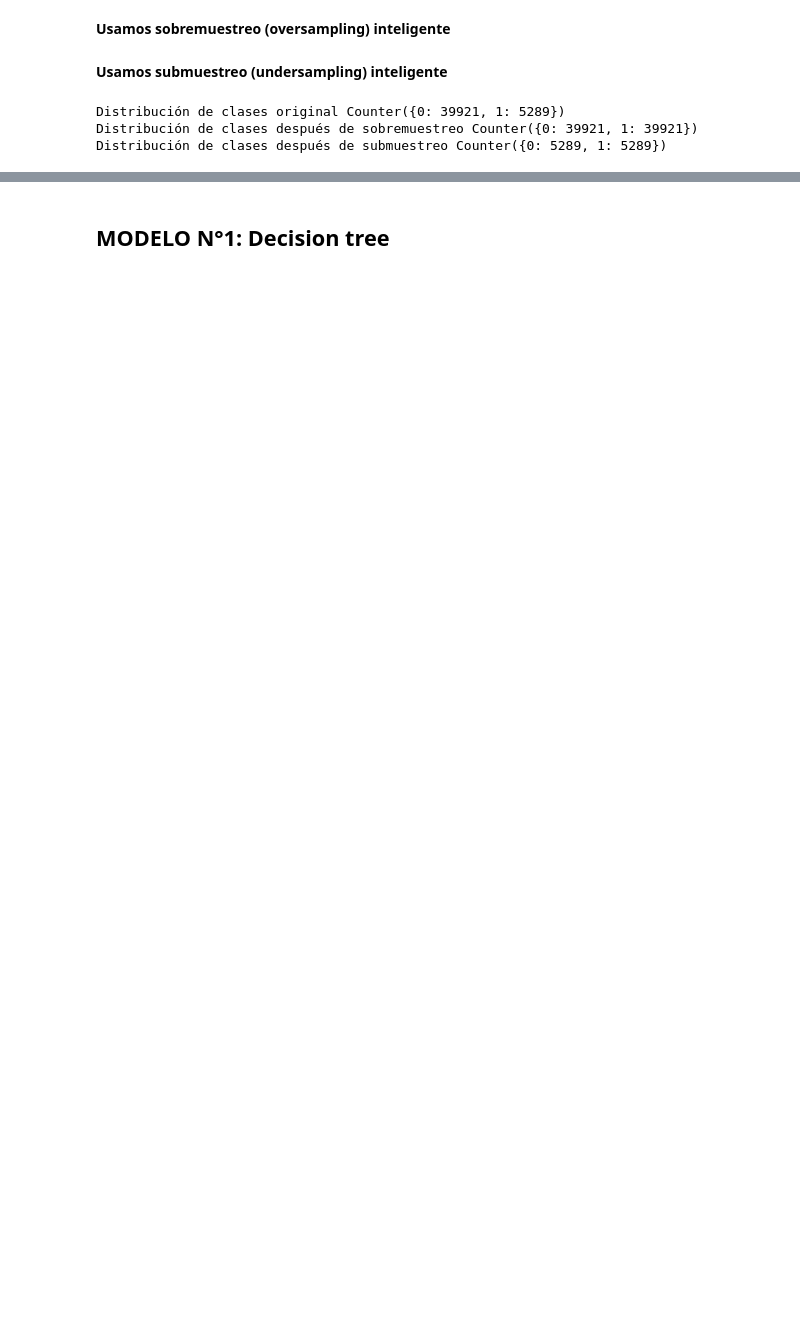
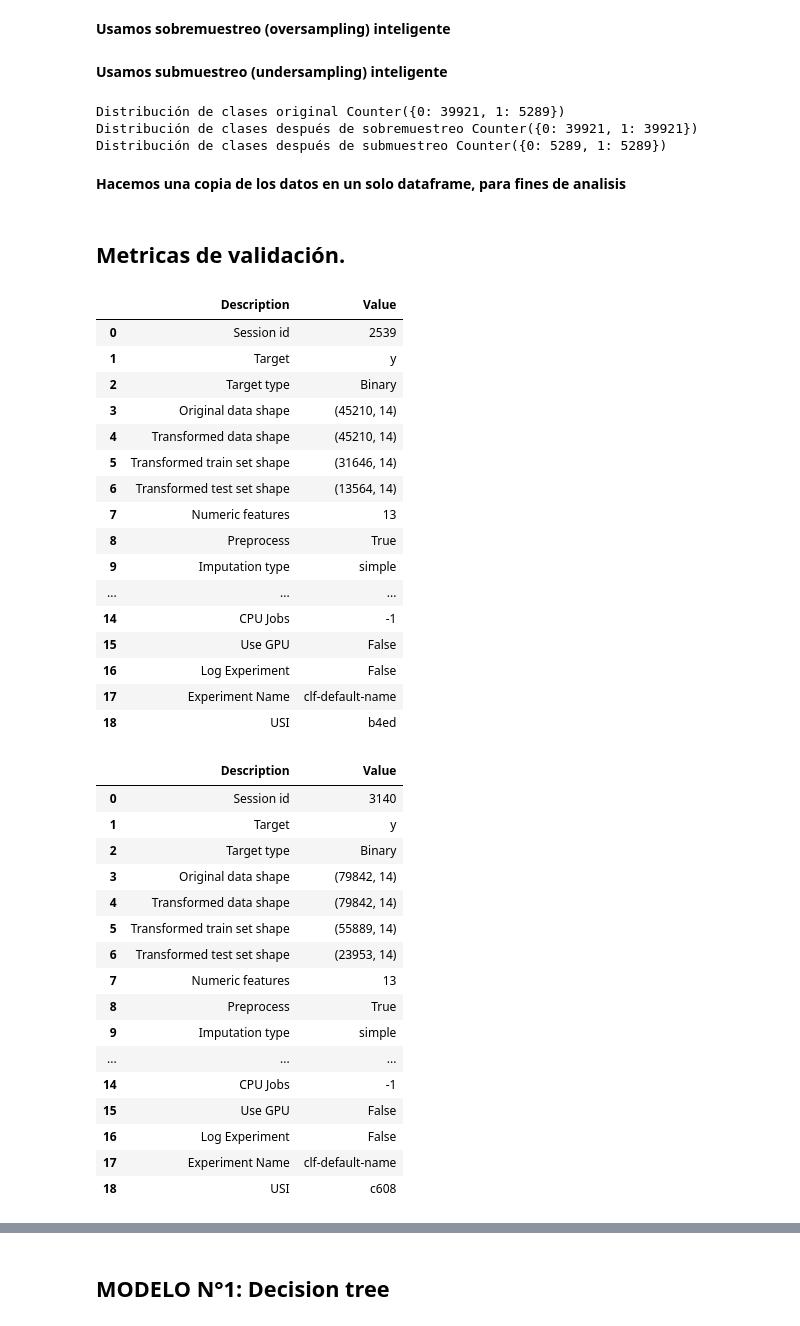
Before and after one commit to JohanSH7/Proyecto_BankMarketing, a Jupyter notebook: ENTREGA_N°2.ipynb, the cells around one changed output, grey strips where cells are left out. Saved outputs shown, nothing was run; the diff lists cells and outputs as text; code cells hidden in the pictures; blank space fills up the shorter version.

```diff
--- a/ENTREGA_N°2.ipynb
+++ b/ENTREGA_N°2.ipynb
@@ -137,6 +162,15 @@ X_oversampled, y_oversampled = oversample.fit_resample(x, y)
 
 X_oversampled = np.array(X_oversampled)
 y_oversampled = np.array(y_oversampled)
+# %%
+# Crear un DataFrame con los datos X_oversampled
+X_oversampled_df = pd.DataFrame(X_oversampled, columns=df.drop(columns=['y']).columns)
+
+# Crear un DataFrame con los datos y_oversampled
+y_oversampled_df = pd.DataFrame(y_oversampled, columns=['y'])
+
+# Unir los DataFrames en uno solo
+df_oversampled = pd.concat([X_oversampled_df, y_oversampled_df], axis=1)
 # %% [markdown]
 **Usamos submuestreo (undersampling) inteligente**
 # %%
@@ -145,6 +179,15 @@ X_subsampled, y_subsampled = undersample.fit_resample(x, y)
 
 X_subsampled = np.array(X_subsampled)
 y_subsampled = np.array(y_subsampled)
+# %%
+# Crear un DataFrame con los datos X_subsampled
+X_subsampled_df = pd.DataFrame(X_subsampled, columns=df.drop(columns=['y']).columns)
+
+# Crear un DataFrame con los datos y_subsampled
+y_subsampled_df = pd.DataFrame(y_subsampled, columns=['y'])
+
+# Unir los DataFrames en uno solo
+df_subsampled = pd.concat([X_subsampled_df, y_subsampled_df], axis=1)
 # %%
 print('Distribución de clases original %s' % Counter(y))
 print('Distribución de clases después de sobremuestreo %s' % Counter(y_oversampled))
@@ -153,3 +196,49 @@ print('Distribución de clases después de submuestreo %s' % Counter(y_subsample
 Distribución de clases original Counter({0: 39921, 1: 5289})
 Distribución de clases después de sobremuestreo Counter({0: 39921, 1: 39921})
 Distribución de clases después de submuestreo Counter({0: 5289, 1: 5289})
+# %% [markdown]
+**Hacemos una copia de los datos en un solo dataframe, para fines de analisis**
+# %% [markdown]
+## **Metricas de validación.**
+# %%
+df_prueba_original = df.sample(frac=1.0, random_state=3)
+df_prueba_oversampled = df_oversampled.sample(frac=1.0, random_state=3)
+df_prueba_subsampled = df_subsampled.sample(frac=1.0, random_state=3)
+model_setup_original = setup(data = df_prueba_original, target='y',fold=4)
+model_setup_oversampled = setup(data = df_prueba_oversampled, target='y',fold=4)
+model_setup_subsampled = setup(data = df_prueba_subsampled, target='y',fold=4)
+# %% [output]
+|  | Description | Value |
+| 0 | Session id | 2539 |
+| 1 | Target | y |
+| 2 | Target type | Binary |
+| 3 | Original data shape | (45210, 14) |
+| 4 | Transformed data shape | (45210, 14) |
+| 5 | Transformed train set shape | (31646, 14) |
+| 6 | Transformed test set shape | (13564, 14) |
+| 7 | Numeric features | 13 |
+| 8 | Preprocess | True |
+| 9 | Imputation type | simple |
+| ... | ... | ... |
+| 14 | CPU Jobs | -1 |
+| 15 | Use GPU | False |
+| 16 | Log Experiment | False |
+| 17 | Experiment Name | clf-default-name |
+| 18 | USI | b4ed |
+|  | Description | Value |
+| 0 | Session id | 3140 |
+| 1 | Target | y |
+| 2 | Target type | Binary |
+| 3 | Original data shape | (79842, 14) |
+| 4 | Transformed data shape | (79842, 14) |
+| 5 | Transformed train set shape | (55889, 14) |
+| 6 | Transformed test set shape | (23953, 14) |
+| 7 | Numeric features | 13 |
+| 8 | Preprocess | True |
+| 9 | Imputation type | simple |
+| ... | ... | ... |
+| 14 | CPU Jobs | -1 |
+| 15 | Use GPU | False |
+| 16 | Log Experiment | False |
+| 17 | Experiment Name | clf-default-name |
+| 18 | USI | c608 |
```
Also changed, not shown: parts of 17 cells of this notebook.
